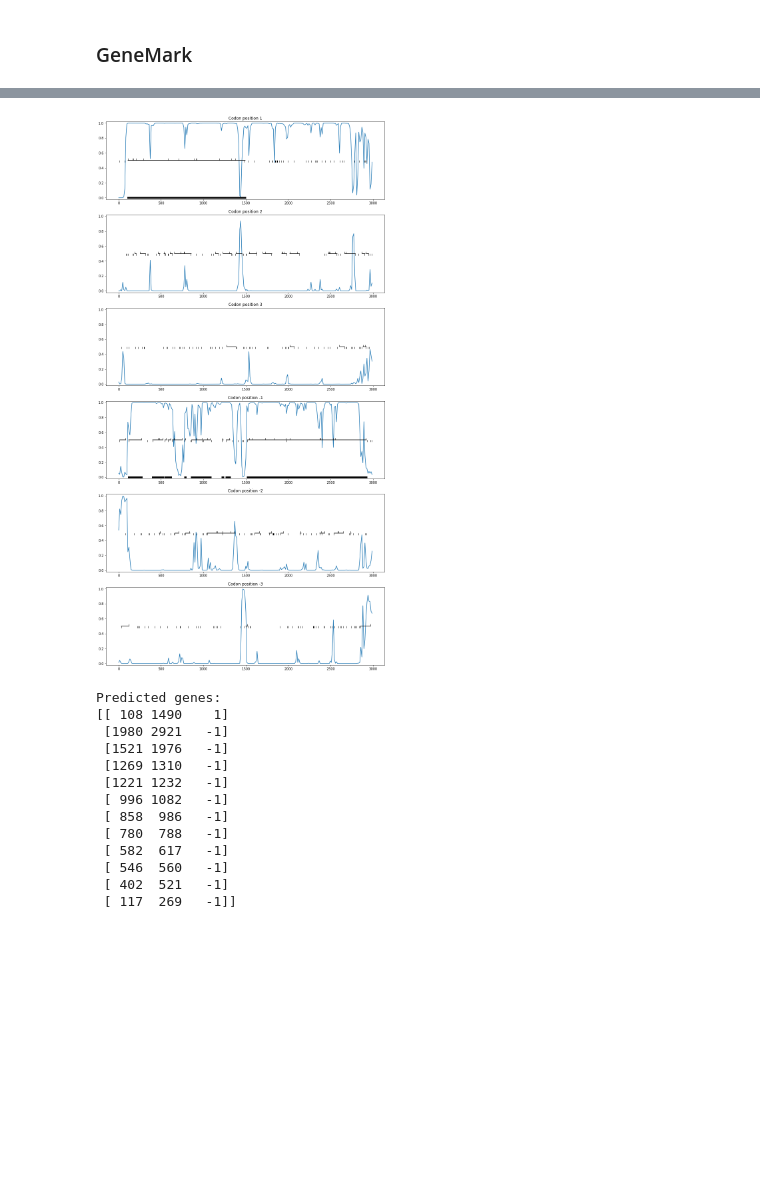
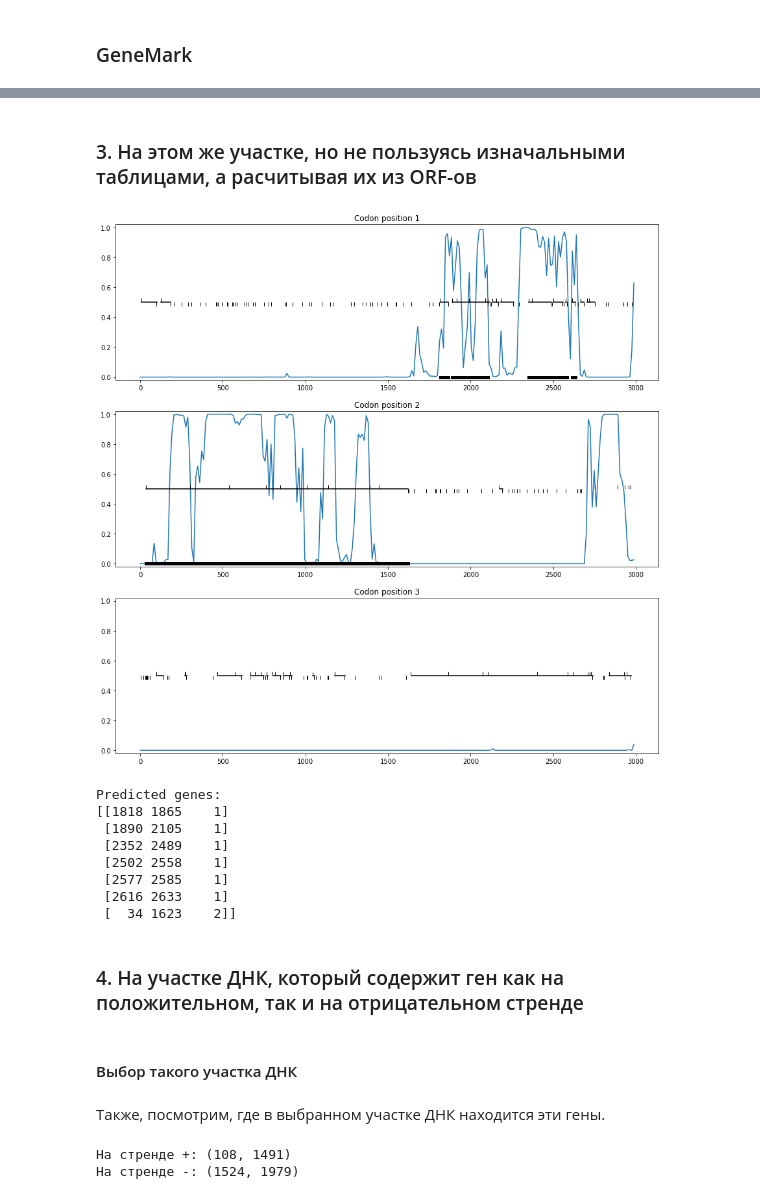
Before and after one commit to SpryGorgon/hse22_hw3, a Jupyter notebook: src/sem_hsebio_hw3.ipynb, the cells around one changed output, grey strips where cells are left out. Cells and saved outputs as stored; diff of their text form; code cells hidden in the pictures; blank space fills up the shorter version.

```diff
--- a/src/sem_hsebio_hw3.ipynb
+++ b/src/sem_hsebio_hw3.ipynb
@@ -406,6 +381,7 @@ class _GeneMarkBase(_Probabilities):
         if isinstance(inp, Seq.Seq):
             seq = inp
         elif isinstance(inp, str):
+
             seq = self._read_fasta(inp)
         else:
             raise NotImplementedError
@@ -504,6 +480,7 @@ class _GeneMarkBase(_Probabilities):
             if(cur_score==0):
                 ind_s, ind_e = rfs_ends[j], (rfs_starts[i] if i<n else seq_len)
                 ncod_rfs.append((ind_s+1, ind_e-1))
+        self.ncod_rfs = np.array(ncod_rfs)
         return np.array(ncod_rfs)
 
 
@@ -514,6 +491,13 @@ class _GeneMarkBase(_Probabilities):
             if(seqs2strs==True): cur = str(cur)
             seqs.append(cur)
         return seqs
+
+
+    def _get_orfs_single_strand(self, seq:Seq.Seq, strand:bool=True):
+        orfs = self.get_orfs(seq, n_frames=3, strand=strand)
+        self.orfs = orfs.copy()
+        self.seq_len = len(seq)
+        return orfs
 
 
     def _get_orfs_both_strands(self, seq: Seq.Seq) -> np.ndarray:
@@ -568,19 +552,19 @@ class _GeneMarkBase(_Probabilities):
 ###########################################################################
 # Iterative prediction algorithm
 
-    def _predict_single_step(self, seq: Seq.Seq, start:int=0, stop:int=-1, step:int=12, window:int=96, p_value_quantile:float=0.25,
+    def _predict_single_step(self, seq: Seq.Seq, start:int=0, stop:int=-1, step:int=12, window:int=96, both_strands:bool=True, p_value_quantile:float=0.25,
                              p_value_treshold:float=0.5) -> np.ndarray:
         if(stop==-1): stop=len(seq)
         subseq = seq[start:stop]
 
         if (not self.initialized):
             self.start = start
-            self._init_tables(subseq)
+            self._init_tables(subseq, both_strands=both_strands)
         else:
-            self._recalc_tables(self.last_cod_rfs)
+            self._recalc_tables(subseq, self.last_cod_rfs)
 
-        pos_probs = self.get_pos_probs(subseq, start=0, stop=stop-start, step=step, window=window)
-        cod_rfs = self._predict_genes(pos_probs, stop-start, step, p_value_quantile=p_value_quantile, p_value_treshold=p_value_treshold)
+        pos_probs = self.get_pos_probs(subseq, start=0, stop=stop-start, step=step, window=window, both_strands=both_strands)
+        cod_rfs = self._predict_genes(pos_probs, stop-start, step, both_strands=both_strands, p_value_quantile=p_value_quantile, p_value_treshold=p_value_treshold)
         self.last_cod_rfs = cod_rfs.copy()
         return cod_rfs
 
@@ -597,18 +581,18 @@ class _GeneMarkBase(_Probabilities):
         return stats
 
 
-    def _predict(self, seq:Seq.Seq, max_iters:int=20, tol:float=1e-4, start:int=0, stop:int=-1, step:int=12, window:int=96, p_value_quantile:float=0.25,
-                 p_value_treshold:float=0.5) -> np.ndarray:
+    def _predict(self, seq:Seq.Seq, max_iters:int=20, tol:float=1e-4, start:int=0, stop:int=-1, step:int=12, window:int=96, both_strands:bool=True,
+                 p_value_quantile:float=0.25, p_value_treshold:float=0.5) -> np.ndarray:
         cur_tol = tol+1
         result = None
         scores = np.array([])
 
-        cur_score = self.__get_current_step_score()
+        cur_score = (self.__get_current_step_score() if (self.t1 is None or self.t2 is None) else np.nan)
         scores = np.hstack([scores, cur_score])
 
         tq = tqdm(range(max_iters))
         for i in tq:
-            result = self._predict_single_step(seq, start, stop, step, window, p_value_quantile=p_value_quantile, p_value_treshold=p_value_treshold)
+            result = self._predict_single_step(seq, start, stop, step, window, both_strands, p_value_quantile=p_value_quantile, p_value_treshold=p_value_treshold)
             score = self.__get_current_step_score()
             scores = np.hstack([scores, cur_score])
 
@@ -666,7 +650,7 @@ class _GeneMarkBase(_Probabilities):
 
         subseq = seq[start:stop]
         x = list(range(start, stop, step))
-        cod_rfs = self._predict_genes(probs, stop-start, step, drop_ncods=False, p_value_quantile=p_value_quantile, p_value_treshold=p_value_treshold)
+        cod_rfs = self._predict_genes(probs, stop-start, step, drop_ncods=False, both_strands=both_strands, p_value_quantile=p_value_quantile, p_value_treshold=p_value_treshold)
 
         for frame in range(len(ax)):
             ax[frame].set_ylim([-0.02,1.02])
@@ -697,13 +681,13 @@ class GeneMark(_GeneMarkBase):
 
 
     def predict(self, seq, max_iters:int=20, tol:float=1e-4, start:int=0, stop:int=-1, step:int=12, window:int=96, drop_ncods:bool=True,
-                both_strands:bool=True, plot:bool=True, no_out:bool=True, p_value_quantile:float=0.15, p_value_treshold:float=0.5):
+                both_strands:bool=True, plot:bool=True, no_out:bool=True, p_value_quantile:float=0.4, p_value_treshold:float=0.15):
         seq = self._get_seq_from_input(seq)
-        preds = self._predict(seq, max_iters=max_iters, tol=tol, start=start, stop=stop, step=step, window=window, p_value_quantile=p_value_quantile,
+        preds = self._predict(seq, max_iters=max_iters, tol=tol, start=start, stop=stop, step=step, window=window, both_strands=both_strands, p_value_quantile=p_value_quantile,
                               p_value_treshold=p_value_treshold)
 
         if (plot):
-            self.plot(seq, start=start, stop=stop, step=step, window=window, drop_ncods=drop_ncods, p_value_quantile=p_value_quantile,
+            self.plot(seq, start=start, stop=stop, step=step, window=window, drop_ncods=drop_ncods, both_strands=both_strands, p_value_quantile=p_value_quantile,
                               p_value_treshold=p_value_treshold)
 
         if(not no_out):
@@ -722,19 +750,20 @@ class GeneMark(_GeneMarkBase):
+# %% [markdown]
+### 3. На этом же участке, но не пользуясь изначальными таблицами, а расчитывая их из ORF-ов
 # %%
-tmp = GeneMark()
-predicted_genes = tmp.predict(seq, start=0, stop=3000, tol=1e-4, max_iters=10, no_out=False)
+mark3 = GeneMark()
+predicted_genes = mark3.predict(seq, start=0, stop=3000, tol=1e-4, max_iters=10, no_out=False, both_strands=False)
 print(f"\nPredicted genes:\n{predicted_genes}")
 # %% [output]
-[figure, old version]
+[figure, new version]
 Predicted genes:
-[[ 108 1490    1]
- [1980 2921   -1]
- [1521 1976   -1]
- [1269 1310   -1]
- [1221 1232   -1]
- [ 996 1082   -1]
- [ 858  986   -1]
- [ 780  788   -1]
- [ 582  617   -1]
- [ 546  560   -1]
- [ 402  521   -1]
- [ 117  269   -1]]
+[[1818 1865    1]
+ [1890 2105    1]
+ [2352 2489    1]
+ [2502 2558    1]
+ [2577 2585    1]
+ [2616 2633    1]
+ [  34 1623    2]]
+# %% [markdown]
+### 4. На участке ДНК, который содержит ген как на положительном, так и на отрицательном стренде
+# %% [markdown]
+#### Выбор такого участка ДНК
@@ -740,0 +791,8 @@ Predicted genes:
+# %% [markdown]
+Также, посмотрим, где в выбранном участке ДНК находится эти гены.
+# %%
+print("На стренде +:", (108, candidate.location.end - (candidate.location.start - 108)))
+print("На стренде -:", (rev_candidates[10].location.start-(candidate.location.start - 108)+3, rev_candidates[10].location.end - (candidate.location.start - 108) + 2))
+# %% [output]
+На стренде +: (108, 1491)
+На стренде -: (1524, 1979)
```
Also changed, not shown: parts of 17 cells of this notebook, 1 other file.
